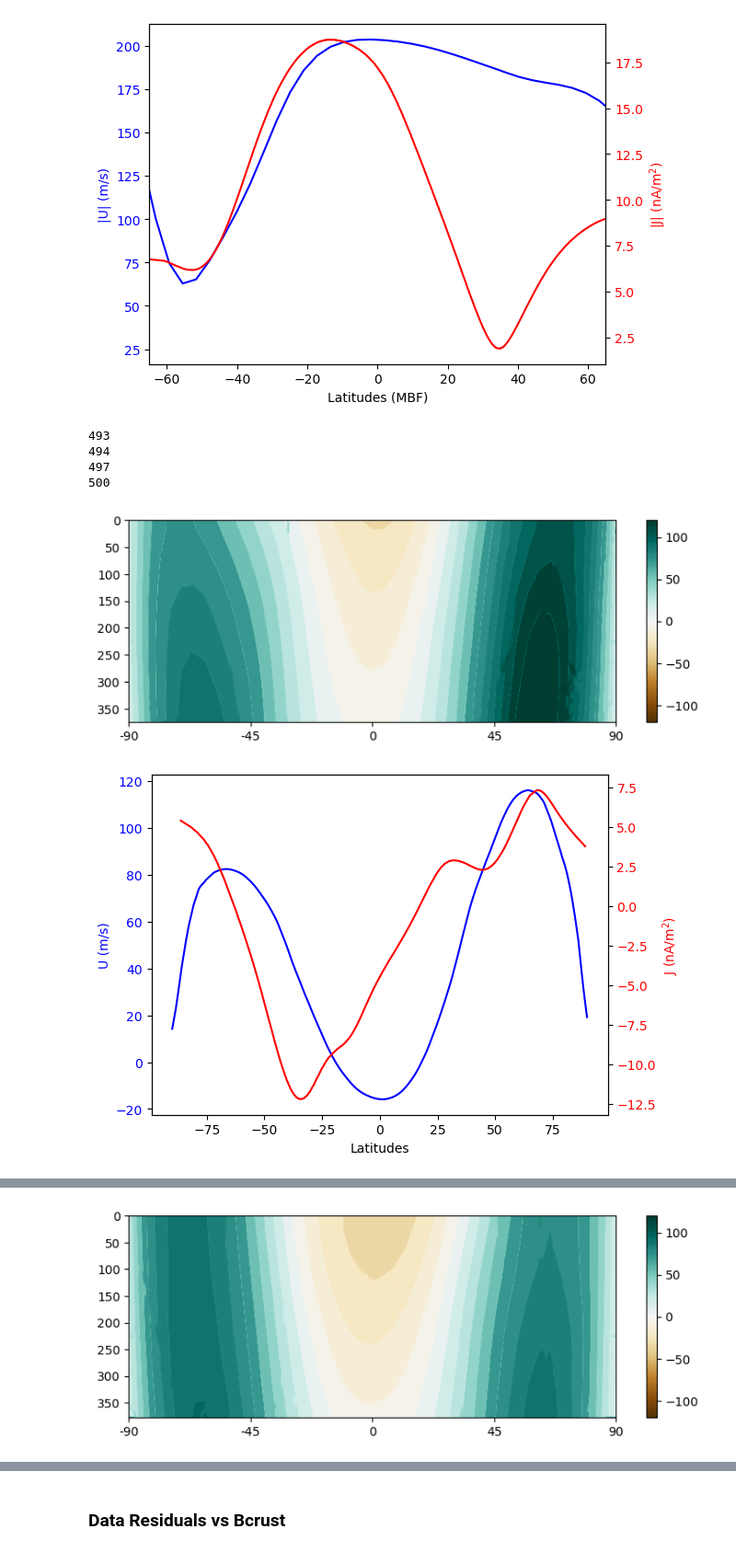
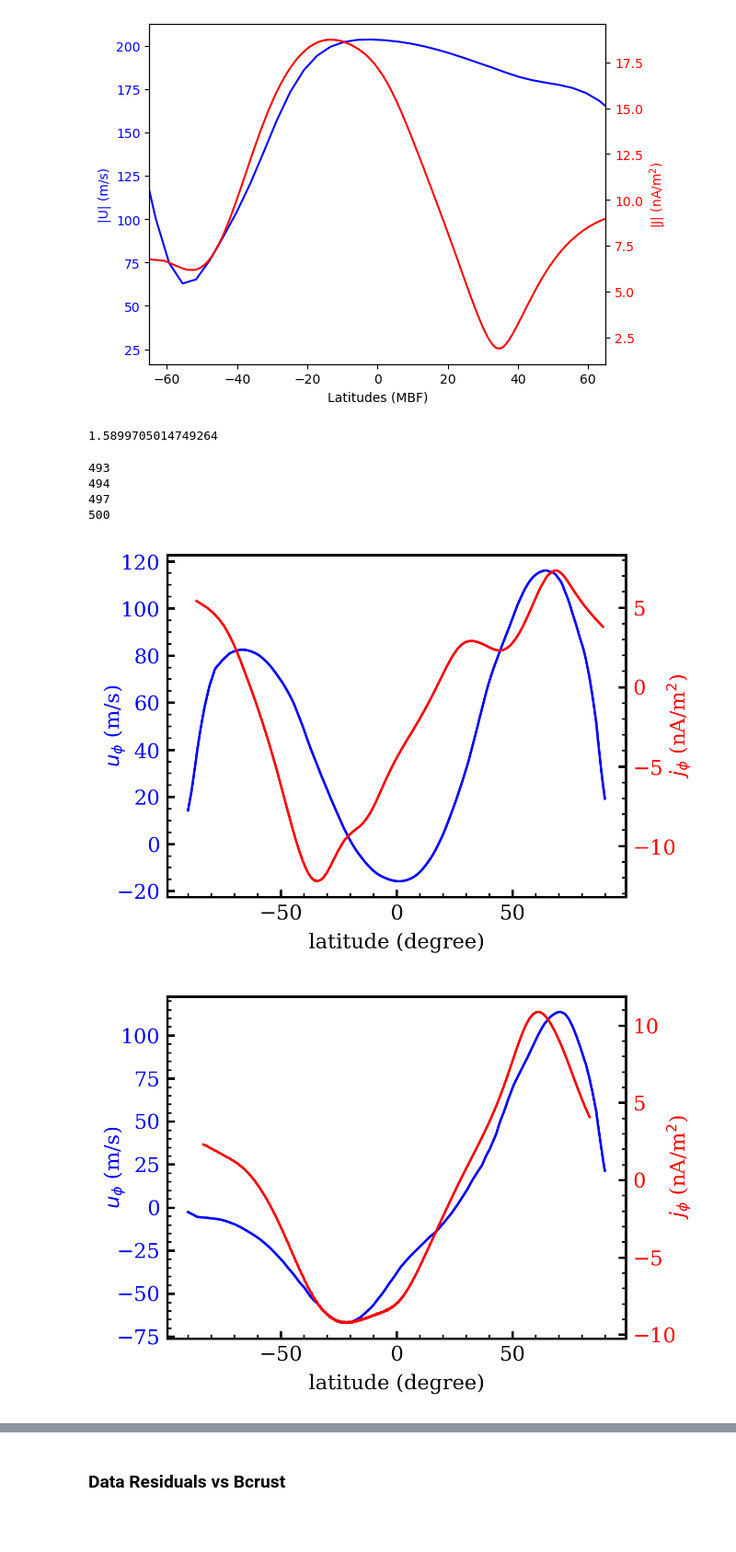
Before and after one commit to TimotheeDelcourt/mars_currents_pinn, a Jupyter notebook: scripts/playground.ipynb, the cells around one changed output, grey strips where cells are left out. Shown at 92% size. Cells and saved outputs as stored; diff of their text form; code cells hidden in the pictures; blank space fills up the shorter version.

```diff
--- a/scripts/playground.ipynb
+++ b/scripts/playground.ipynb
@@ -295,7 +493,7 @@ UFuncTypeError: Cannot cast ufunc 'divide' output from dtype('float64') to dtype
 # compute the residuals
 def prepare_component_and_res(component, season = 'summer',day_side=False):
 
-    condition = get_condition(season)
+    condition = get_seasons_condition(season)
     observation_mso = torch.load('data/observation_mso.pt')[condition]
     crustal_field_mso = torch.load('data/crustal_field_mso.pt')[condition]
     target = observation_mso - crustal_field_mso
@@ -332,14 +530,17 @@ def prepare_component_and_res(component, season = 'summer',day_side=False):
 def compute_and_plot(component_str, step, save=False):
 
     if component_str == 'alt':
+        component_str = 'altitude'
         component_col = 0
         unit = 'km'
         day_side = False
     elif component_str == 'lat':
+        component_str = 'latitude'
         component_col = 1
         unit = 'degree'#, = UV angle'
         day_side = True
     elif component_str == 'lon':
+        component_str = 'longitude'
         component_col = 2
         unit = r'degree'#, $\approx$ local time'
         day_side = False
@@ -362,7 +563,7 @@ def compute_and_plot(component_str, step, save=False):
         mses.append(np.sqrt(np.mean(res[bin_mask]**2)))
 
     plt.figure()
-    # plt.plot(bins[:-1]+step/2, mses, color='k')
+    plt.plot(bins[:-1]+step/2, mses, color='k')
     plt.scatter(bins[:-1]+step/2, mses, color='k')
     # if component_str == 'lon':
     #     plt.axvline(x=-90, color='k', linestyle='--',label=f'Terminator')
@@ -375,10 +576,11 @@ def compute_and_plot(component_str, step, save=False):
     #     plt.legend()
 
     plt.xlabel(component_str+' ('+unit+')')
-    plt.ylabel('RMSE (nT)')
+    plt.ylabel(r'$B^\text{iono}$ RMSE (nT)')
     # plt.xlim(0,250)
     if save:
-        plt.savefig(f'figures/residuals/RMSEvs'+component_str+'_v2.png', dpi=300)
+        plt.savefig(f'figures/residuals/RMSEvs'+component_str+'_v3.pdf', dpi=300)
+
 
     # plt.figure()
     # plt.hist(component, bins=bins, color='lightgray', alpha=0.5, density=False,log=True)
@@ -474,8 +825,13 @@ ax5.set_xlim(-65,65)
 [figure]
 [figure]
 [figure]
+# %%
+print((2000+3390)/3390)
+# %% [output]
+1.5899705014749264
 # %%
-for season in ['autumn', 'winter', 'spring', 'summer']:
+import matplotlib.ticker as ticker
+for i,season in enumerate(['autumn', 'winter', 'spring', 'summer']):
 
     wind = img2scalar_cmap(image = f"figures/JvsGCM/gcm2/{season}.png",
                     cmap = "BrBG",
@@ -483,46 +839,52 @@ for season in ['autumn', 'winter', 'spring', 'summer']:
                     vmax = 120)
 
 
-    plt.figure(figsize=(9,3))
-    plt.pcolor(wind,cmap="BrBG",vmin=-120,vmax=120)
-    plt.xticks(ticks=np.linspace(0,wind.shape[1],5),labels=[-90,-45,0,45,90])
-    plt.colorbar()
-    plt.gca().invert_yaxis()
+    # plt.figure(figsize=(9,3))
+    # plt.pcolor(wind,cmap="BrBG",vmin=-120,vmax=120)
+    # plt.xticks(ticks=np.linspace(0,wind.shape[1],5),labels=[-90,-45,0,45,90])
+    # plt.colorbar()
+    # plt.gca().invert_yaxis()
 
     zonal_wind = np.mean(wind,axis=0)
     def moving_average(data, window_size):
         return np.convolve(data, np.ones(window_size)/window_size, mode='same')
     zonal_wind = moving_average(zonal_wind, 50)
     lat = np.linspace(-90,90,endpoint=False,num=len(zonal_wind))
 
 
     # j = pd.read_csv(f'predictions/PINN_MSO_ensemble_models_1to30_150km_fibonacci_{season}.csv')
     j = pd.read_csv(f'predictions/PINN_LT_150km_fibonacci_{season}.csv')
     j = j[(j.lon <= 0.1) & (j.lon >= -0.1)]
     j = j.sort_values(by='lat')
 
 
     print(len(j))
     fig, ax1 = plt.subplots()
     ax1.plot(lat,zonal_wind,color='b')
     ax1.tick_params(axis='y',labelcolor='b')
-    ax1.set_ylabel('U (m/s)',color='b')
+    ax1.set_ylabel(r'$u_{\phi}$ (m/s)',color='b', labelpad=-5)
 
     ax2 = ax1.twinx()
     # ax2.plot(j.lat+25,j.Jp,color='r')
     ax2.plot(j.lat,j.Jp,color='r')
     ax2.tick_params(axis='y',labelcolor='r')
-    ax2.set_ylabel(r"J (nA/m$^2$)",color='r')
+    ax2.yaxis.set_major_locator(ticker.MultipleLocator(5))
+    if season == 'spring':
+        ax2.set_ylabel(r"$j_{\phi}$ (nA/m$^2$)",color='r', labelpad=0)
+    else:
+        ax2.set_ylabel(r"$j_{\phi}$ (nA/m$^2$)",color='r', labelpad=-5)
 
     # ax1.set_xlabel('Latitudes (MBF)')
-    ax1.set_xlabel('Latitudes')
+    ax1.set_xlabel('latitude (degree)')
+    # plt.tight_layout()
+    # plt.show()
     # ax1.set_xlim(-65,65)
 
-    plt.savefig(f'figures/JvsGCM/gcm2_{season}.png',dpi=300)
+    plt.savefig(f'figures/JvsGCM/gcm2_{season}.pdf')#,dpi=300)
 # %% [output]
 493
 494
 497
 500
-[figure, old version]
+[figure, new version]
-[figure, old version]
+[figure, new version]
@@ -531 +892,0 @@ for season in ['autumn', 'winter', 'spring', 'summer']:
-[figure, removed]
```
Also changed, not shown: parts of 30 cells of this notebook, 21 other files.
